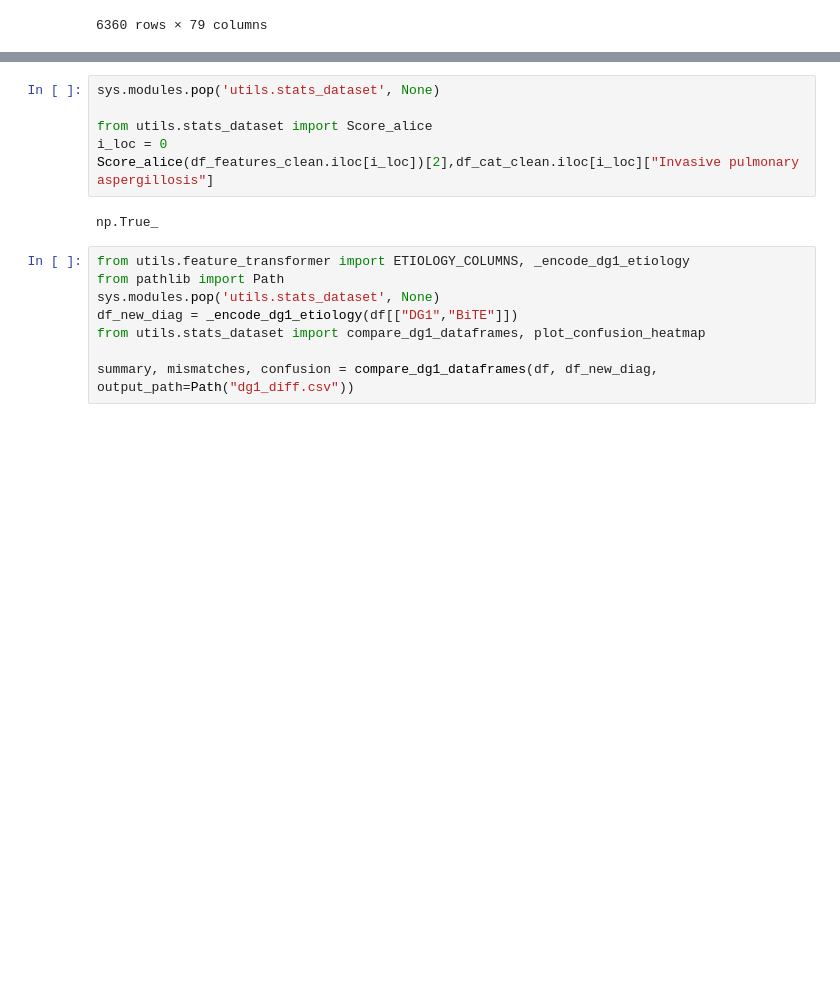
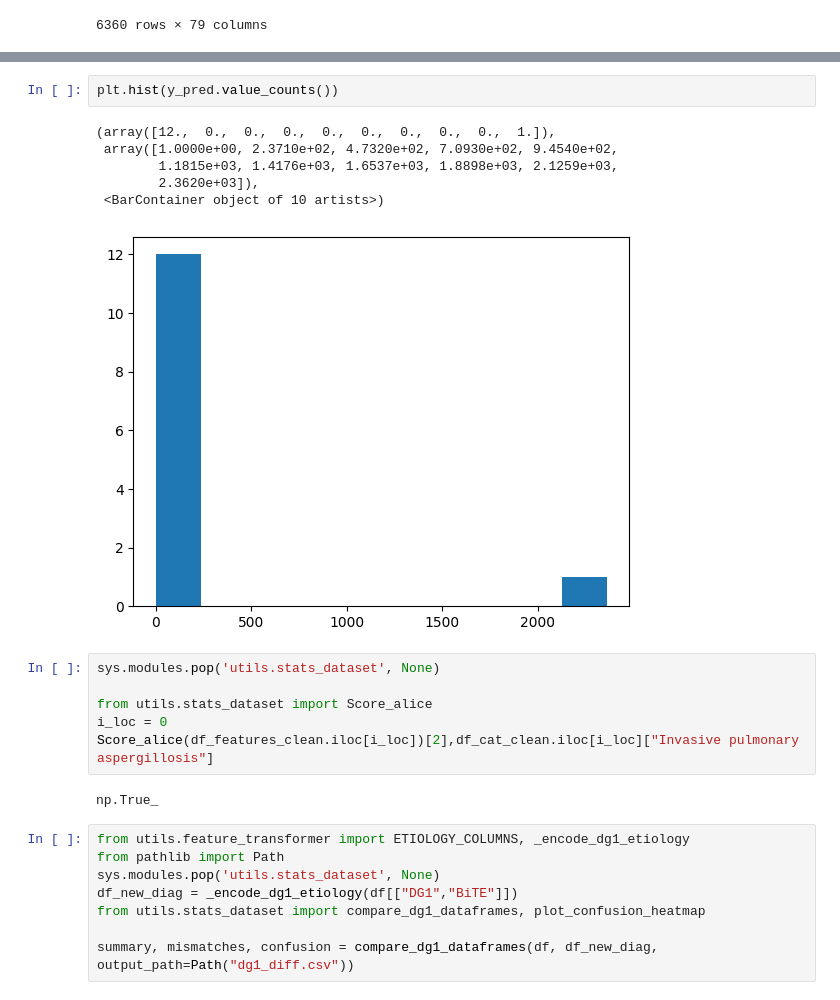
Before and after one commit to Romain-Forte/respiratory_diagnostics, a Jupyter notebook: analyse_data/efraim_analyse.ipynb, the cells around one changed output, grey strips where cells are left out. Saved outputs shown, nothing was run; the diff lists cells and outputs as text; blank space fills up the shorter version.

```diff
--- a/analyse_data/efraim_analyse.ipynb
+++ b/analyse_data/efraim_analyse.ipynb
@@ -206,3 +227,12 @@ ROC AUC = 0.6560
+# %%
+plt.hist(y_pred.value_counts())
+# %% [output]
+(array([12.,  0.,  0.,  0.,  0.,  0.,  0.,  0.,  0.,  1.]),
+ array([1.0000e+00, 2.3710e+02, 4.7320e+02, 7.0930e+02, 9.4540e+02,
+        1.1815e+03, 1.4176e+03, 1.6537e+03, 1.8898e+03, 2.1259e+03,
+        2.3620e+03]),
+ <BarContainer object of 10 artists>)
+[figure, added]
 # %%
 sys.modules.pop('utils.stats_dataset', None)
 
```
Also changed, not shown: parts of 9 cells of this notebook, 11 other files.
